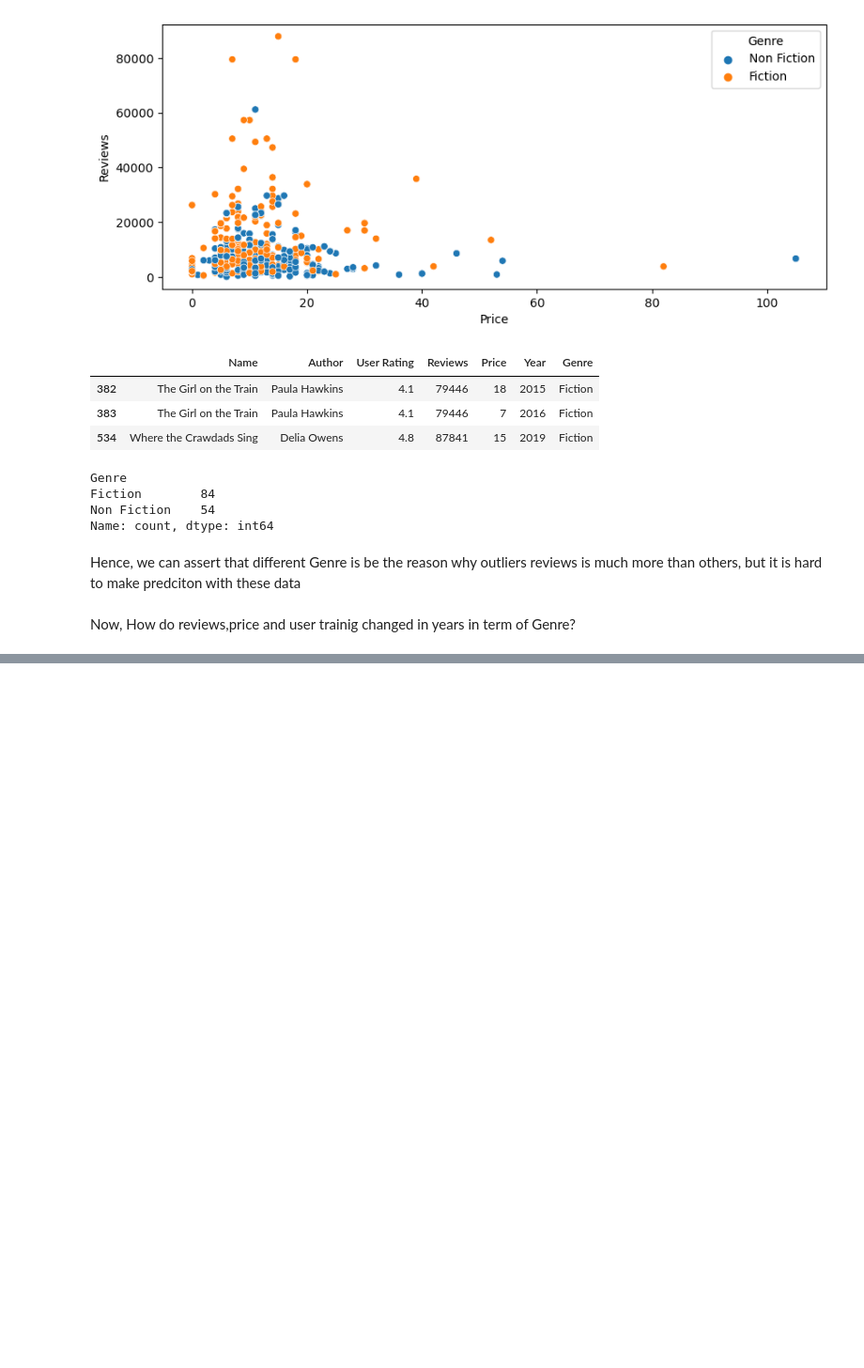
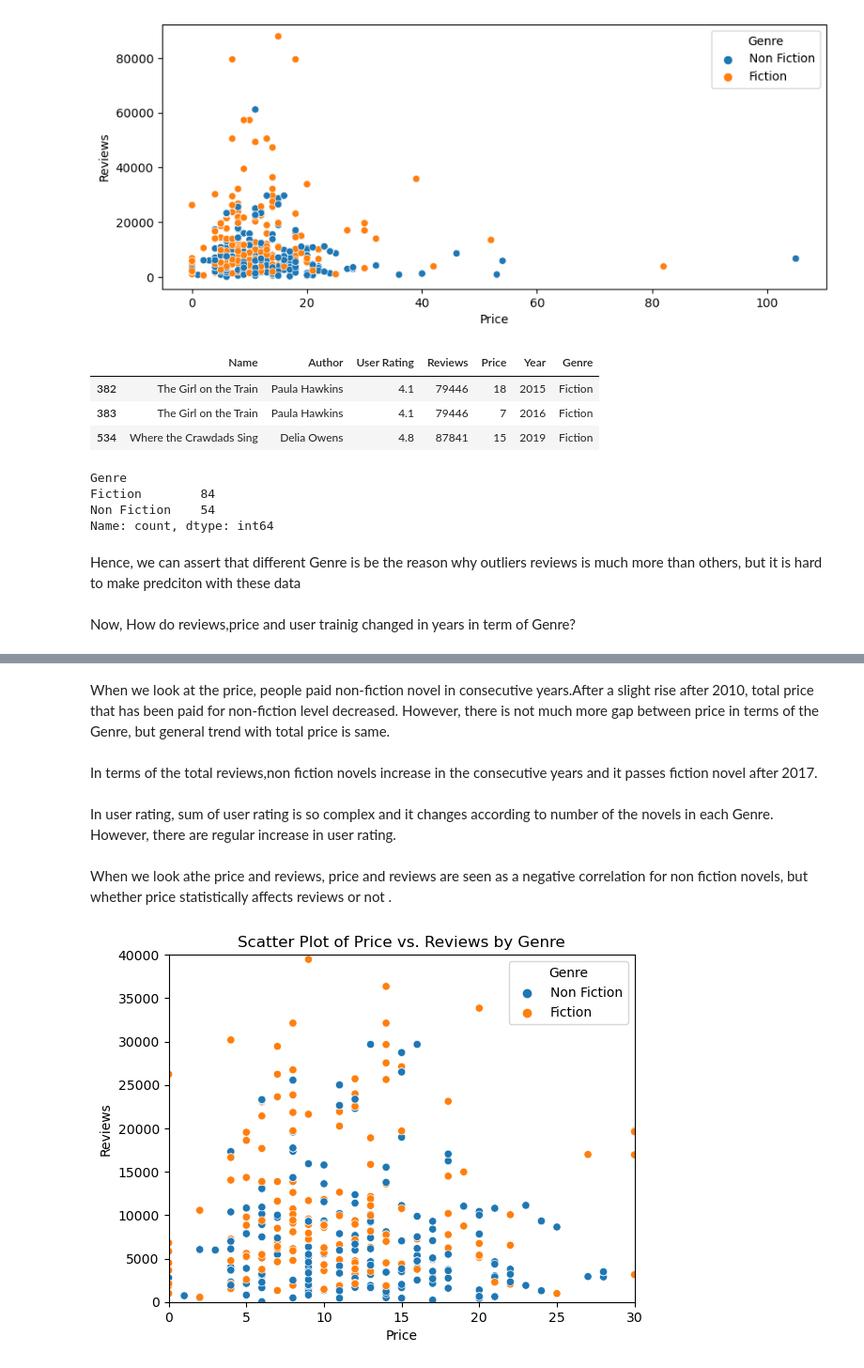
Before and after one commit to NevzatTaha/Top-50-sales-Hypothesis-Testing-and-EDA, a Jupyter notebook: Data Analytic and Visualisation.ipynb, the cells around one changed output, grey strips where cells are left out. Shown at 94% size. Cells and saved outputs as stored; diff of their text form; code cells hidden in the pictures; blank space fills up the shorter version.

```diff
--- a/Data Analytic and Visualisation.ipynb
+++ b/Data Analytic and Visualisation.ipynb
@@ -166,0 +181,25 @@ plt.show()
+# %% [markdown]
+When we look at the price, people paid non-fiction novel in consecutive years.After a slight rise after  2010, total price that has been paid for non-fiction level decreased. However, there is not much more gap between price in terms of the Genre, but general trend with total price is same.
+# %% [markdown]
+In terms of the total reviews,non fiction novels increase in the consecutive years and it passes fiction novel after 2017.
+# %% [markdown]
+In user rating, sum of user rating is so complex and it changes according to number of the novels in each Genre. However, there are regular increase in user rating.
+# %% [markdown]
+When we look athe price and reviews, price and reviews are seen as a negative correlation for non fiction novels, but whether price statistically affects reviews or not .
+# %%
+
+
+sns.scatterplot(data=df, x='Price', y='Reviews', hue='Genre')
+
+plt.xlabel('Price')
+plt.ylabel('Reviews')
+plt.title('Scatter Plot of Price vs. Reviews by Genre')
+
+plt.legend(title='Genre')
+plt.xlim(0,30)
+plt.ylim(0,40000)
+
+# Show the plot
+plt.show()
+# %% [output]
+[figure, added]
```
Also changed, not shown: parts of 5 cells of this notebook.
